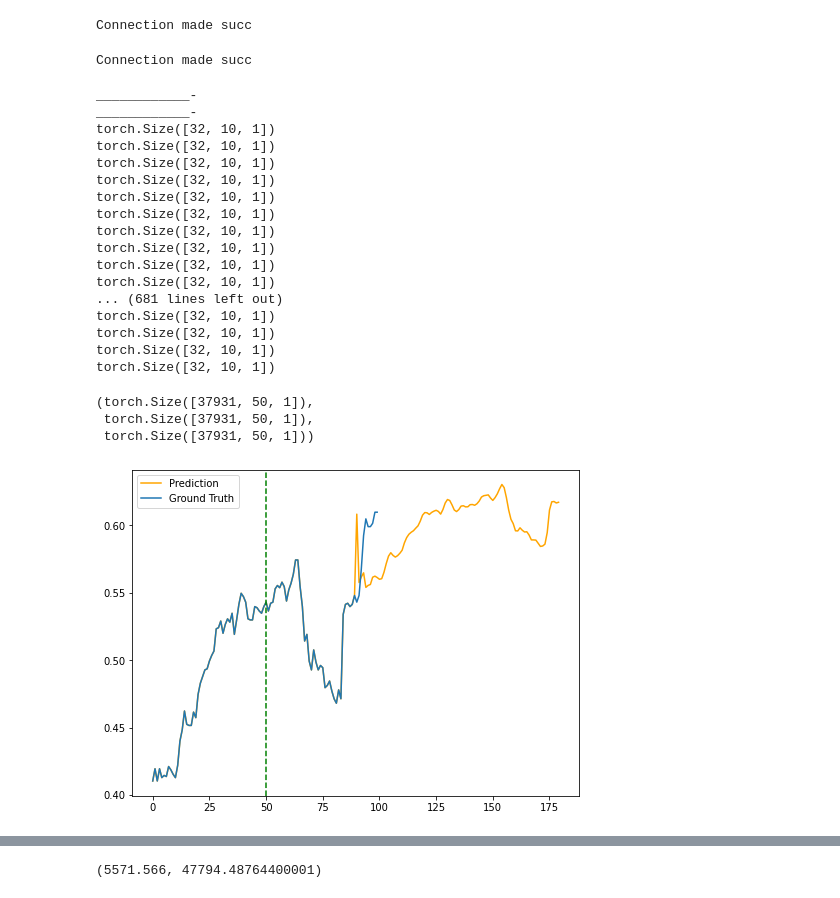
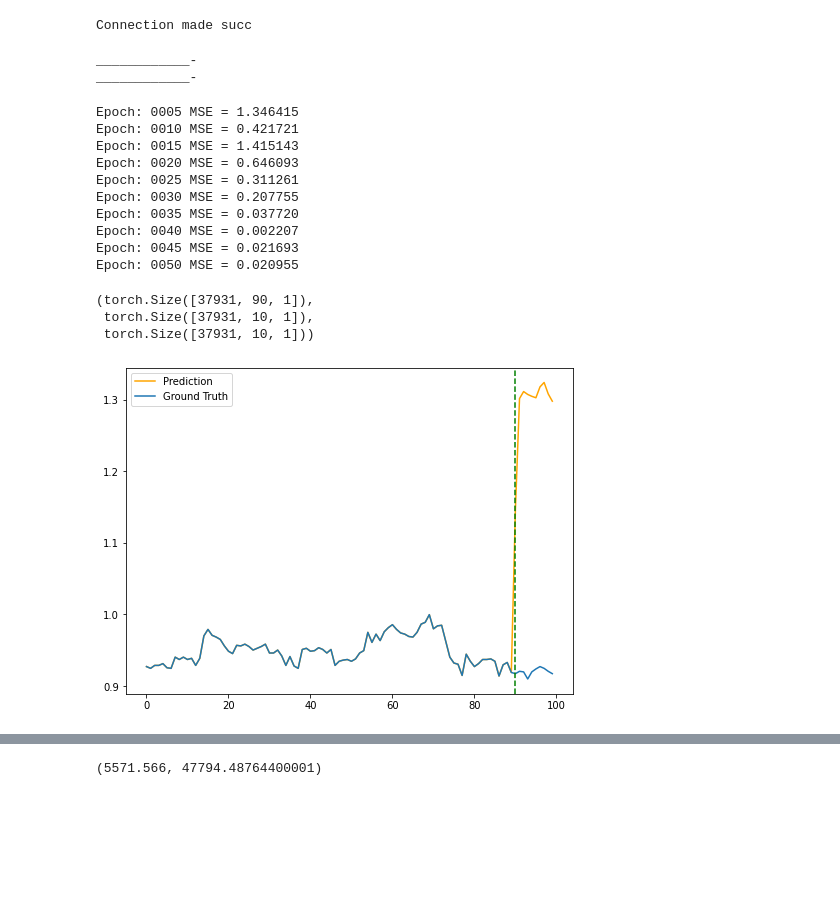
Before and after one commit to Biksbois/BiksStonks, a Jupyter notebook: Forcasting_Models/LSTM/Seq2Seq(Attention).ipynb, the cells around one changed output, grey strips where cells are left out. Drawn from its saved outputs; the diff is of its cells as text; code cells hidden in the pictures; blank space fills up the shorter version.

Commit message:
prediction size 10

```diff
--- a/Forcasting_Models/LSTM/Seq2Seq(Attention).ipynb
+++ b/Forcasting_Models/LSTM/Seq2Seq(Attention).ipynb
@@ -153,19 +131,27 @@ class Attention(nn.Module):
         # Linear for attention
         self.attn = nn.Linear(n_hidden, n_hidden)
         self.out = nn.Linear(n_hidden * 2, n_class)
+        self.pls = nn.Linear(2304, n_class)
+
     def forward(self, enc_inputs, hidden, dec_inputs):
+        #print("dec_inputs1", dec_inputs.shape)
+        #dec_inputs1 torch.Size([32, 50, 1]) [batchsize, points, num of vars]
         enc_inputs = enc_inputs.transpose(0, 1)  # enc_inputs: [n_step(=n_step, time step), batch_size, n_class]
         dec_inputs = dec_inputs.transpose(0, 1)  # dec_inputs: [n_step(=n_step, time step), batch_size, n_class]
         enc_outputs, enc_hidden = self.enc_cell(enc_inputs, hidden)
-
+        #print("dec_inputs2", dec_inputs.shape)
+        #dec_inputs2 torch.Size([50, 32, 1]) [points, batchsize, num of vars]
         trained_attn = []
         hidden = enc_hidden
         n_step = len(dec_inputs)
         model = torch.empty([n_step, 1, n_class])
         dec_outputs, hidden = self.dec_cell(dec_inputs, hidden)
-
+        #print("dec_outputs1", dec_outputs.shape)
+        #dec_outputs1 torch.Size([50, 32, 128]) [points, batchsize, Hidden]
         enc_outputs = enc_outputs.transpose(0, 1)
         dec_outputs = dec_outputs.transpose(0, 1)
+        #print("dec_outputs2", dec_outputs.shape)
+        #dec_outputs2 torch.Size([32, 50, 128])[batchsize, points, Hidden]
         enc_outputs = self.attn(enc_outputs)
 
         attention_weights = torch.nn.functional.softmax(torch.bmm(dec_outputs, enc_outputs.transpose(1,2)), dim=-1)
@@ -174,15 +160,20 @@ class Attention(nn.Module):
         # print("context: ", context.shape)
         # dec_outputs:  torch.Size([32, 50, 128])
         # context:  torch.Size([32, 50, 128])
-
-
         # dec_output : batch_size, n_step, n_hidden
         # context: batch_size, n_step, n_hidden
         # combine: batch_size, n_step, 2 * n_hidden
         combine = torch.cat((dec_outputs, context), 2) #combine:  torch.Size([32, 50, 256])
-        #output shape [32,50,1]
-        #Wanted output shape [32,10,1]
-        return self.out(combine), trained_attn
+        #print("combine",combine.shape)
+        #combine torch.Size([32, 50, 256])
+        # reshape combine from [32, 50, 256] to [32, 10, 256]
+        combine = combine.view(combine.shape[0], 10, -1)
+        #print("combine new",combine.shape)
+        #combine new torch.Size([32, 10, 1280])
+        #print("output",self.pls(combine).shape)
+        #output torch.Size([32, 50, 1])
+
+        return self.pls(combine), trained_attn
         # make model shape [n_step, n_class]
         #return model.transpose(0, 1).squeeze(0), trained_attn
 
@@ -241,12 +232,10 @@ def getData():
         for window in it:
             actual.append(window)
     return actual
-bd = getBigData()
+# bd = getBigData()
-# %% [output]
-Connection made succ
 # %%
 if __name__ == '__main__':
-    n_step = 50 # number of cells(= number of Step)
+    n_step = 90 # number of cells(= number of Step)
     n_hidden = 128 # number of hidden units in one cell
     n_class = 1
     PointSize = 100
@@ -267,7 +256,7 @@ if __name__ == '__main__':
 
     model = Attention()
     criterion = nn.MSELoss()
-    optimizer = torch.optim.Adam(model.parameters(), lr=0.001)
+    optimizer = torch.optim.Adam(model.parameters(), lr=0.0001)
 
 
     input_batch, output_batch, target_batch = make_batch()
@@ -282,10 +271,10 @@ if __name__ == '__main__':
             optimizer.zero_grad()
             x = x.unsqueeze(-1)
             y = y.unsqueeze(-1)
-            output, _ = model(x, hidden, y)
-            print(output.shape)
+            output, _ = model(x, hidden, x)
             #output shape [32,50,1]
             #Wanted output shape [32,10,1]
+            #print("Final output shape", output.shape)
             loss = criterion(output, y.squeeze(0))
 
         if (epoch + 1) % 5 == 0:
@@ -299,47 +288,42 @@ if __name__ == '__main__':
 Connection made succ
 ____________-
 ____________-
-torch.Size([32, 10, 1])
-torch.Size([32, 10, 1])
-torch.Size([32, 10, 1])
-torch.Size([32, 10, 1])
-torch.Size([32, 10, 1])
-torch.Size([32, 10, 1])
-torch.Size([32, 10, 1])
-torch.Size([32, 10, 1])
-torch.Size([32, 10, 1])
-torch.Size([32, 10, 1])
-... (681 lines left out)
-torch.Size([32, 10, 1])
-torch.Size([32, 10, 1])
-torch.Size([32, 10, 1])
-torch.Size([32, 10, 1])
+Epoch: 0005 MSE = 1.346415
+Epoch: 0010 MSE = 0.421721
+Epoch: 0015 MSE = 1.415143
+Epoch: 0020 MSE = 0.646093
+Epoch: 0025 MSE = 0.311261
+Epoch: 0030 MSE = 0.207755
+Epoch: 0035 MSE = 0.037720
+Epoch: 0040 MSE = 0.002207
+Epoch: 0045 MSE = 0.021693
+Epoch: 0050 MSE = 0.020955
 # %%
 input_batch.shape, output_batch.shape, target_batch.shape
 # %% [output]
-(torch.Size([37931, 50, 1]),
- torch.Size([37931, 50, 1]),
- torch.Size([37931, 50, 1]))
+(torch.Size([37931, 90, 1]),
+ torch.Size([37931, 10, 1]),
+ torch.Size([37931, 10, 1]))
 # %%
-idx = 260
+idx = 850
 
 # plot graph
 y_ground = np.concatenate((input_batch[idx].reshape(-1), target_batch[idx].reshape(-1)), 0)
 model.eval()
 hidden = torch.zeros(num_layers, 1, n_hidden)
 y_pred = model(input_batch[idx].unsqueeze(0), hidden, input_batch[idx].unsqueeze(0))[0].detach().numpy().reshape(-1)
 y_pred = np.concatenate((input_batch[idx].reshape(-1), y_pred), 0)
 
 # plot graph
 fig, ax = plt.subplots(1, 1, figsize=(8, 6))
 ax.plot(y_pred, label='Prediction', c="orange")
 ax.plot(y_ground, label='Ground Truth')
 # plt add v line at 50
-ax.axvline(50, color='green', linestyle='--')
+ax.axvline(90, color='green', linestyle='--')
 ax.legend()
 plt.show()
 # %% [output]
-[figure, old version]
+[figure, new version]
 # %%
 closingData = GetSingleStockDF()[1][:1000].values
 # re scale data
```
Also changed, not shown: parts of 9 cells of this notebook, 1 other file.
